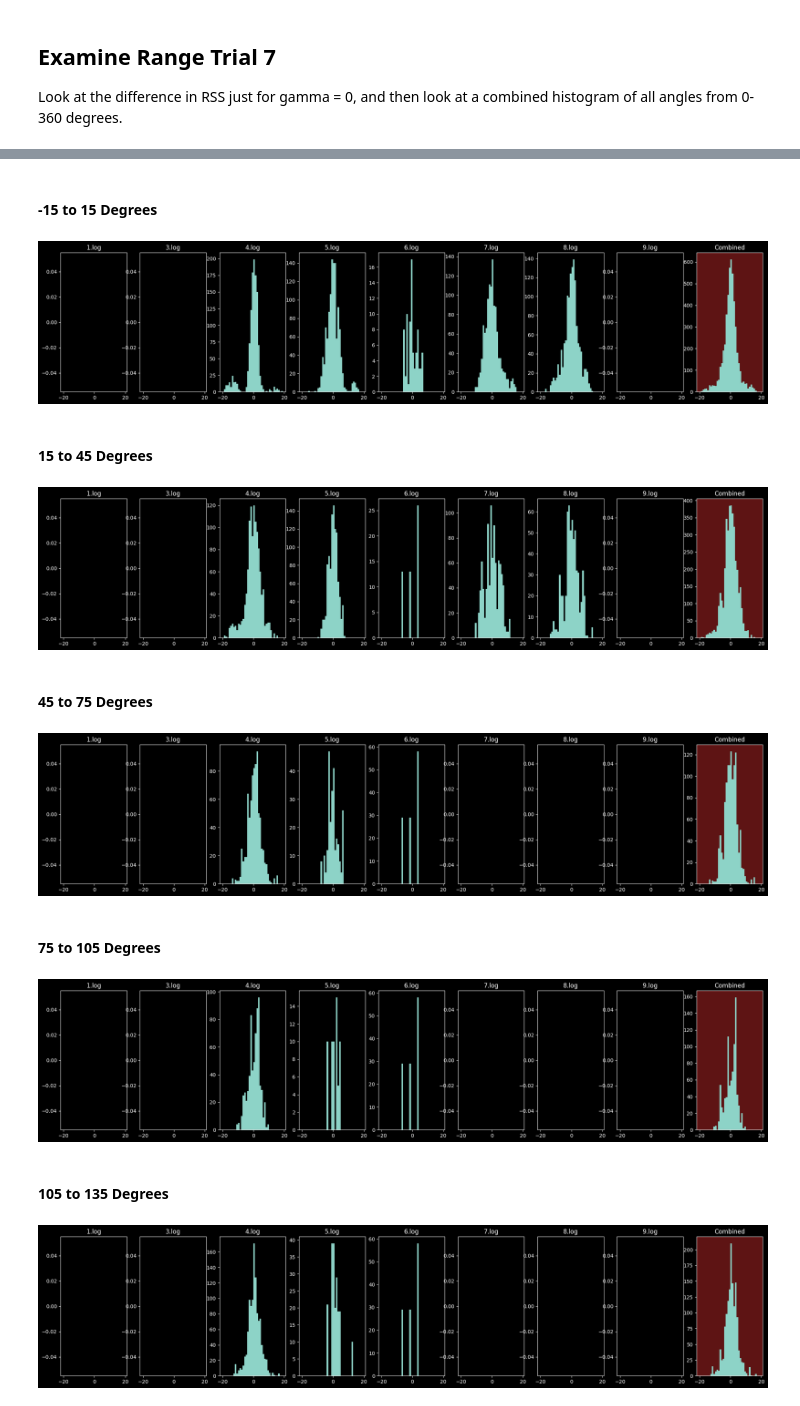
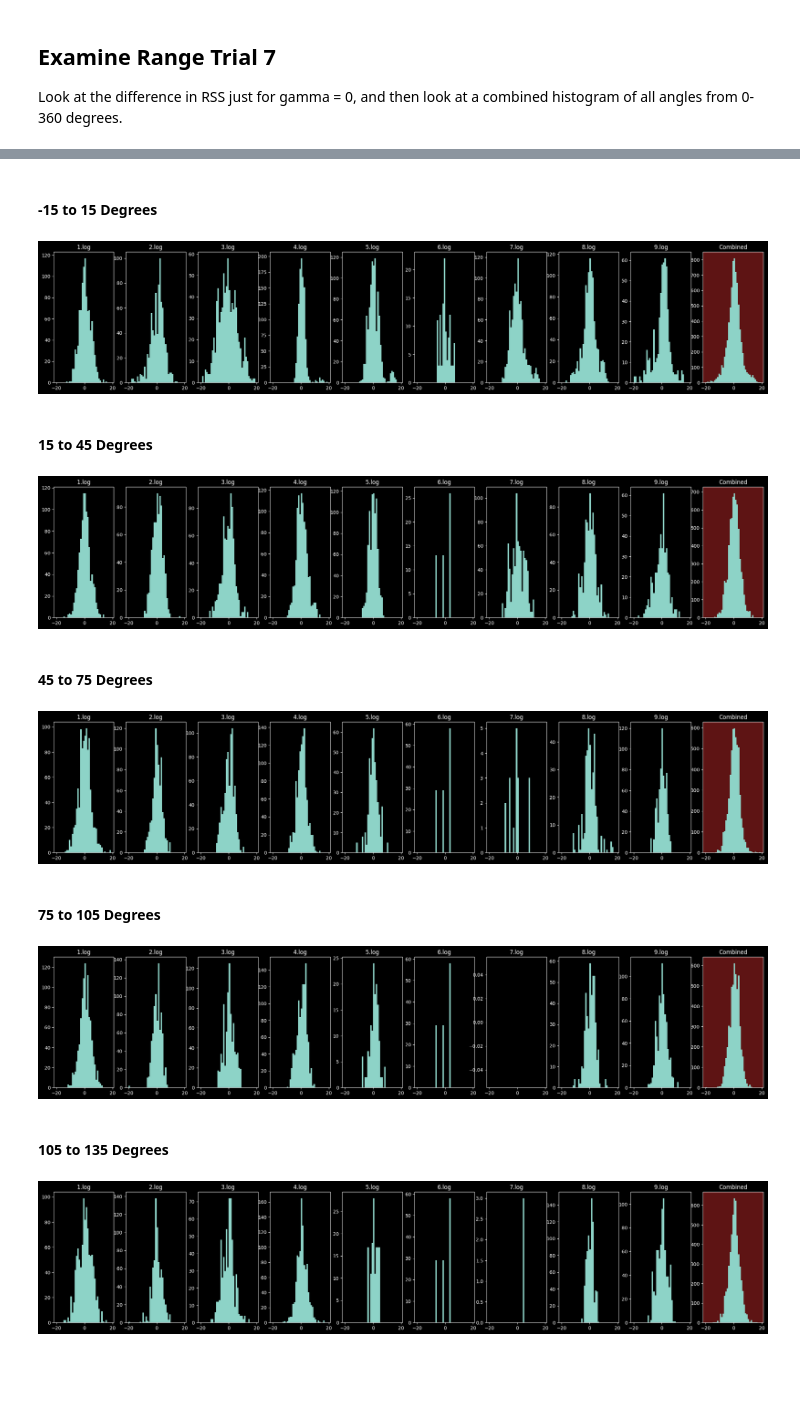
Before and after one commit to SheffieldMLtracking/BLEanalysis, a Jupyter notebook: jupyter/Finley/RSS Differences.ipynb, the cells around one changed output, grey strips where cells are left out. Saved outputs shown, nothing was run; the diff lists cells and outputs as text; code cells hidden in the pictures; blank space fills up the shorter version.

```diff
--- a/jupyter/Finley/RSS Differences.ipynb
+++ b/jupyter/Finley/RSS Differences.ipynb
@@ -56,12 +66,0 @@ BleLog | tx: c, no.packets: 1533, time: 86.140s
-# %%
-for x in range (0, 30 - 1, 30):
-    diffs = []
-
-    for degree in range(x, x+30 - 1):
-        diffs.extend(rss_diff_at_gamma(range_7_log, degree))
-
-    plt.hist(diffs, bins=np.arange(-20, 20))
-    plt.title(f"Combined RSS Differences for {x}-{x+30}°")
-    plt.ylabel("Frequency")
-    plt.xlabel("RSS Difference (dBm)")
-    plt.show()
@@ -77,7 +74,7 @@ range_logs :dict[str, BleLog] = {}
 range_trial_folder = "/home/finley/Git/BLEanalysis/bluetooth_experiments/March 26 2025 Field Trial/Range Trials/"
 
 range_logs["1.log"] = BleLogStatic(range_trial_folder + "1.log", tx_c, -1.449861, 53.368415, 128.1)
-# range_logs["2.log"] = BleLogStatic(range_trial_folder + "2.log", tx_c, -1.449851, 53.368798, 124.3) # seems to be mostly blank
+range_logs["2.log"] = BleLogStatic(range_trial_folder + "2.log", tx_c, -1.449851, 53.368798, 124.3)
 range_logs["3.log"] = BleLogStatic(range_trial_folder + "3.log", tx_c, -1.449712, 53.369261, 111.0)
 range_logs["4.log"] = BleLogStatic(range_trial_folder + "4.log", tx_c, -1.449732, 53.369659, 123.5)
 range_logs["5.log"] = BleLogStatic(range_trial_folder + "5.log", tx_c, -1.449705, 53.369932, 112.0)
@@ -214,39 +195,14 @@ plt.show()
 # %%
-for start_angle in range (-15, 360 - 15, 30):
-    display(Markdown(f"#### {start_angle} to {(start_angle + 30) % 360} Degrees"))
-    plt.figure(figsize=(25, 5))
-    graph_num = 1
-    combined_diffs = []
-
-    for name, ble_log in range_logs.items():
-        diffs = []
-
-        for angle in range(start_angle, start_angle + 29):
-            diffs.extend(rss_diff_at_gamma(ble_log, angle, packet_gap=5))
-
-        combined_diffs.extend(diffs)
-
-        plt.subplot(1, 9, graph_num)
-        plt.hist(diffs, bins=np.arange(-20, 20))
-        plt.title(name)
-        graph_num += 1
-
-    # draw combined graph
-    plt.subplot(1, 9, graph_num)
-    plt.hist(combined_diffs, bins=np.arange(-20, 20))
-    plt.title("Combined")
-    ax = plt.gca()
-    ax.set_facecolor("#5E1414")
-    plt.show()
+range_trial_rss_diffs_in_blocks(range_logs, 5)
 # %% [output]
 #### -15 to 15 Degrees
-[figure, old version]
+[figure, new version]
 #### 15 to 45 Degrees
-[figure, old version]
+[figure, new version]
 #### 45 to 75 Degrees
-[figure, old version]
+[figure, new version]
 #### 75 to 105 Degrees
-[figure, old version]
+[figure, new version]
 #### 105 to 135 Degrees
-[figure, old version]
+[figure, new version]
 #### 135 to 165 Degrees
```
Also changed, not shown: parts of 19 cells of this notebook.
